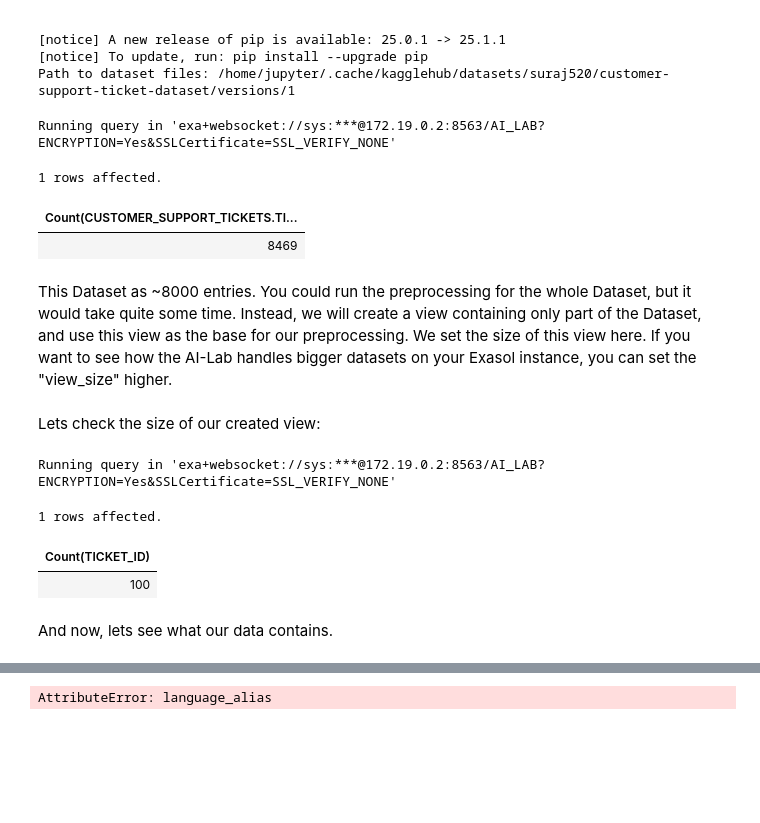
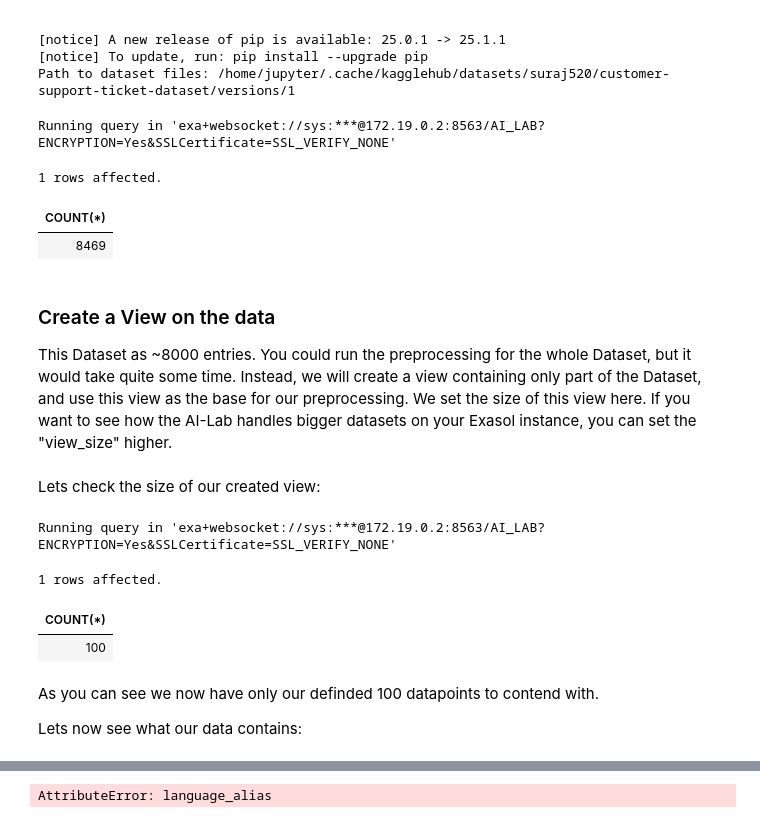
Before and after one commit to exasol/ai-lab, a Jupyter notebook: exasol/ds/sandbox/runtime/ansible/roles/jupyter/files/notebook/text_ai/txaie_preprocessing.ipynb, the cells around one changed output, grey strips where cells are left out. Saved outputs shown, nothing was run; the diff lists cells and outputs as text; code cells hidden in the pictures; blank space fills up the shorter version.

```diff
--- a/exasol/ds/sandbox/runtime/ansible/roles/jupyter/files/notebook/text_ai/txaie_preprocessing.ipynb
+++ b/exasol/ds/sandbox/runtime/ansible/roles/jupyter/files/notebook/text_ai/txaie_preprocessing.ipynb
@@ -162,13 +147,14 @@ Requirement already satisfied: certifi>=2017.4.17 in /home/jupyter/jupyterenv/li
 Path to dataset files: /home/jupyter/.cache/kagglehub/datasets/suraj520/customer-support-ticket-dataset/versions/1
 # %%
 %%sql
-SELECT COUNT(ALL TICKET_ID) FROM {{schema}}.{{table}};
+SELECT COUNT(*) FROM {{schema}}.{{table}};
 # %% [output]
 Running query in 'exa+websocket://sys:***@172.19.0.2:8563/AI_LAB?ENCRYPTION=Yes&SSLCertificate=SSL_VERIFY_NONE'
 1 rows affected.
-| Count(CUSTOMER_SUPPORT_TICKETS.TI... |
+| COUNT(*) |
 | 8469 |
 # %% [markdown]
+### Create a View on the data
 This Dataset as ~8000 entries. You could run the preprocessing for the whole Dataset, but it would take quite some time. Instead, we will create a view containing only part of the Dataset, and use this view as the base for our preprocessing.
 We set the size of this view here. If you want to see how the AI-Lab handles bigger datasets on your Exasol instance, you can set the "view_size" higher.
 # %%
@@ -182,11 +168,13 @@ with open_pyexasol_connection(ai_lab_config, compression=True) as conn:
 Lets check the size of our created view:
 # %%
 %%sql
-SELECT COUNT(ALL TICKET_ID) FROM {{schema}}.{{view}};
+SELECT COUNT(*) FROM {{schema}}.{{view}};
 # %% [output]
 Running query in 'exa+websocket://sys:***@172.19.0.2:8563/AI_LAB?ENCRYPTION=Yes&SSLCertificate=SSL_VERIFY_NONE'
 1 rows affected.
-| Count(TICKET_ID) |
+| COUNT(*) |
 | 100 |
 # %% [markdown]
-And now, lets see what our data contains.
+As you can see we now have only our definded 100 datapoints to contend with.
+
+Lets now see what our data contains:
```
Also changed, not shown: parts of 69 cells of this notebook, 20 other files.
